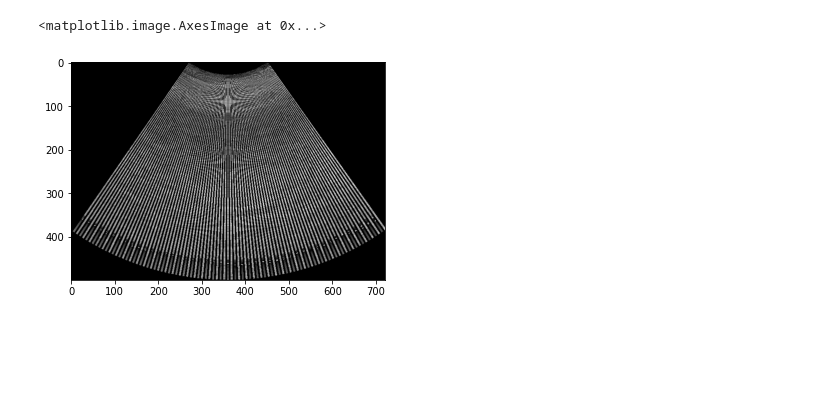
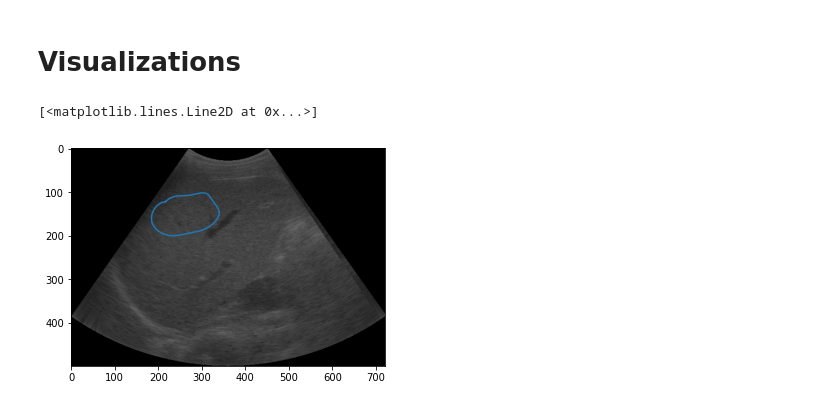
Before and after one commit to azifan/Qultra, a Jupyter notebook: CLI-Demos/philipsQus.ipynb, the cells around one changed output. Cells and saved outputs as stored; diff of their text form; code cells hidden in the pictures; blank space fills up the shorter version.

Commit message:
philips 2d cli integrated

```diff
--- a/CLI-Demos/philipsQus.ipynb
+++ b/CLI-Demos/philipsQus.ipynb
@@ -19,5 +26,6 @@ assert imageFilePath.suffix == '.rf'
 # %%
-destImgFilePath = Path(imageFilePath.__str__().replace('.rf', '.mat'))
+destImgFilePath = Path(imagePath.__str__().replace('.rf', '.mat'))
+destPhantomFilePath = Path(phantomPath.__str__().replace('.rf', '.mat'))
 # %%
 from src.Parsers.philipsRfParser import philipsRfParser
 
@@ -49,4 +52,4 @@ imgShape
 # %%
 from src.Parsers.philipsMatParser import getImage as philipsMatParser
 
-imgDataStruct, imgInfoStruct, refDataStruct, refInfoStruct = philipsMatParser(destImgFilePath, destImgFilePath, frame=0)
+imgDataStruct, imgInfoStruct, refDataStruct, refInfoStruct = philipsMatParser(destImgFilePath, destPhantomFilePath, frame=0)
@@ -52,0 +58,7 @@ imgDataStruct, imgInfoStruct, refDataStruct, refInfoStruct = philipsMatParser(de
+# %%
+import pickle
+
+pkl_name = Path("/media/das/CREST Data/David_S_Data/Philips SC 2D/roi.pkl")
+
+with open(pkl_name, "rb") as f:
+    roi_info = pickle.load(f)
@@ -52,0 +68,3 @@ imgDataStruct, imgInfoStruct, refDataStruct, refInfoStruct = philipsMatParser(de
+# %%
+scSplineX = roi_info["Spline X"]
+scSplineY = roi_info["Spline Y"]
@@ -76 +114,3 @@ spectralAnalysis.ultrasoundImage = ultrasoundImage
+# %% [markdown]
+# Visualizations
 # %%
@@ -91,7 +130,8 @@ spectralData.convertImagesToRGB()
 # %%
 import matplotlib.pyplot as plt
 
 plt.imshow(ultrasoundImage.scBmode)
+plt.plot(scSplineX, scSplineY)
 # %% [output]
-<matplotlib.image.AxesImage at 0x...>
+[<matplotlib.lines.Line2D at 0x...>]
-[figure, old version]
+[figure, new version]
```
Also changed, not shown: parts of 21 cells of this notebook, 2 other files.
